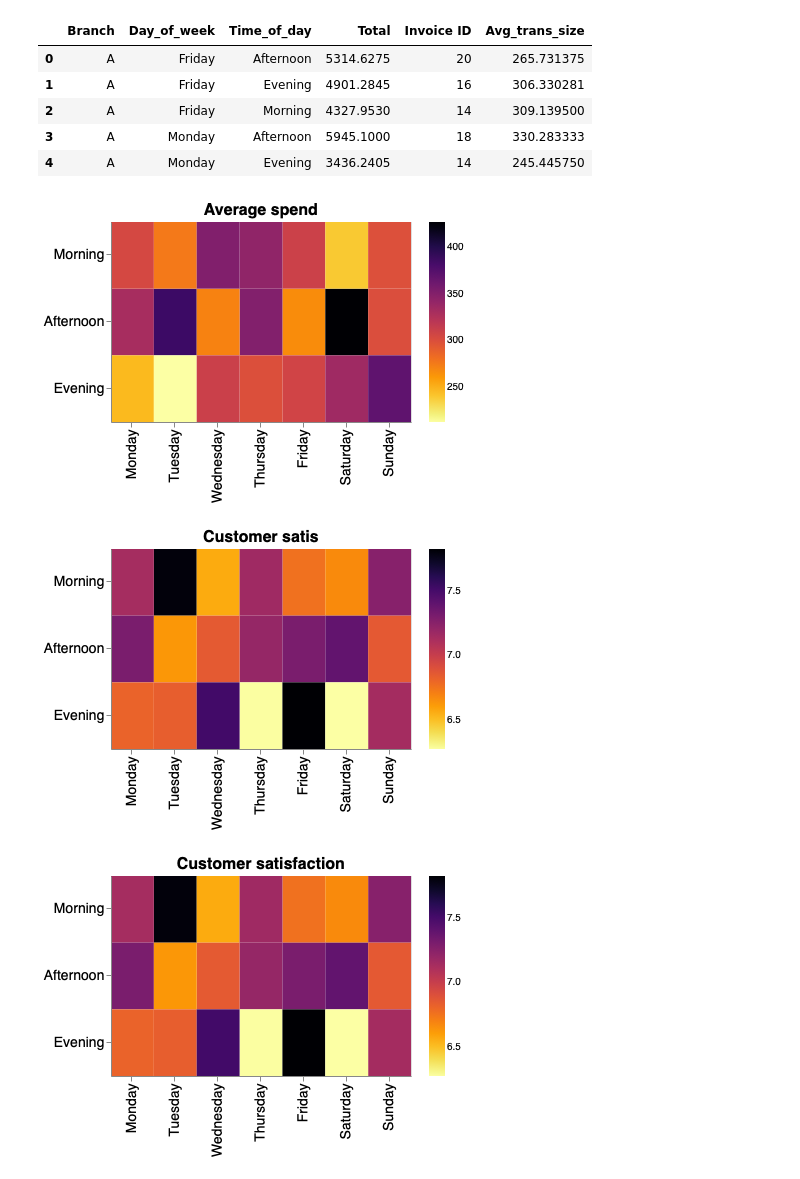
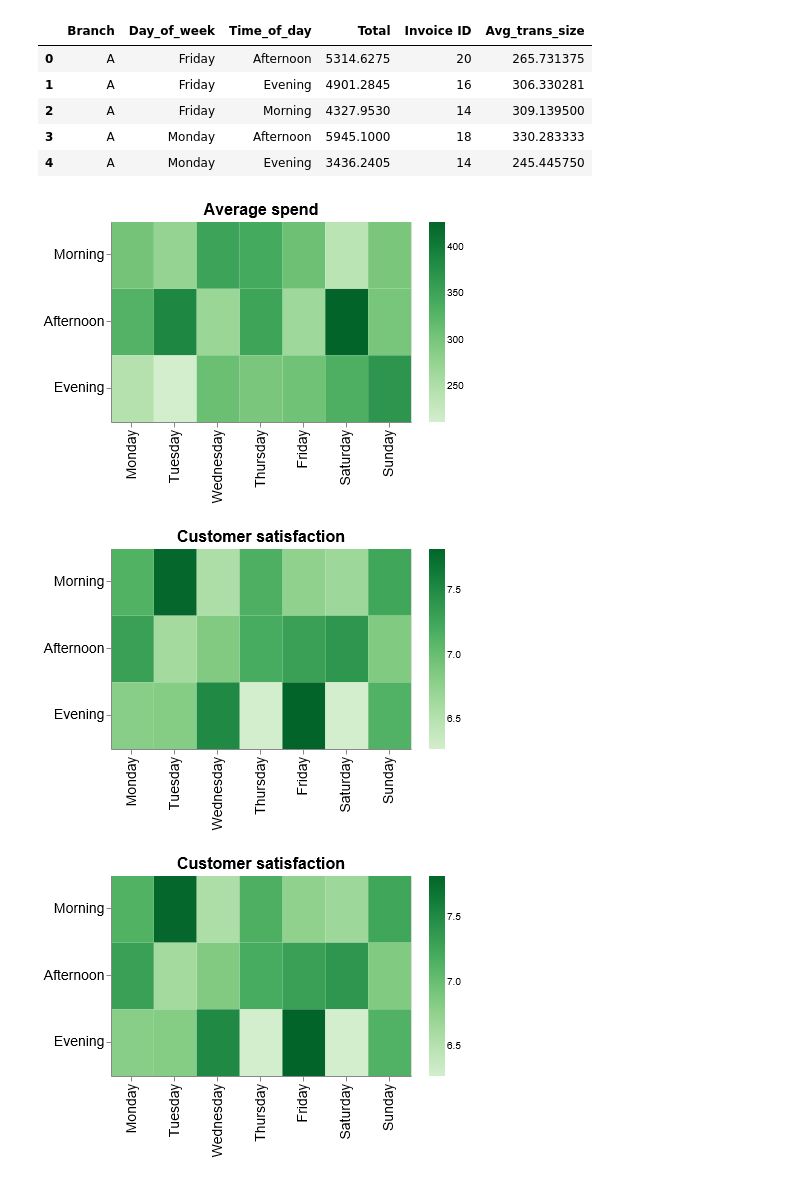
Before and after one commit to reikookamoto/DSCI_532_group-106_supermarket, a Jupyter notebook: src/analysis_draft.ipynb, the cells around one changed output. Saved outputs shown, nothing was run; the diff lists cells and outputs as text; code cells hidden in the pictures.

```diff
--- a/src/analysis_draft.ipynb
+++ b/src/analysis_draft.ipynb
@@ -178,7 +181,7 @@ plot_3 = (alt
  .encode(
      alt.X('Day_of_week:N', title=None, sort=days),
      alt.Y('Time_of_day:N', title=None, sort=times),
-     alt.Color('Avg_trans_size:Q', title=None, scale=alt.Scale(scheme='inferno'), sort="descending"),
+     alt.Color('Avg_trans_size:Q', title=None, scale=alt.Scale(scheme='greens')),
      tooltip=[alt.Tooltip('Day_of_week', title = 'Day of the week'),
               alt.Tooltip('Time_of_day', title = "Time of the day"),
               alt.Tooltip('Avg_trans_size:Q', title = 'Average transaction size', format='$,.0f')])
@@ -190,28 +193,28 @@ plot_3 = (alt
 
 plot_3
 # %% [output]
-[figure, old version]
+[figure, new version]
 # %%
 # Plot average customer satisfaction (pre-filtered by store A for example)
 
 plot_4 = (alt
  .Chart(new_df_a)
  .mark_rect()
  .encode(
      alt.X('Day_of_week:N', title=None, sort=days),
      alt.Y('Time_of_day:N', title=None, sort=times),
-     alt.Color('mean(Rating):Q', title=None, scale=alt.Scale(scheme='inferno'), sort="descending"),
+     alt.Color('mean(Rating):Q', title=None, scale=alt.Scale(scheme='greens')),
      tooltip=[alt.Tooltip('Day_of_week', title = 'Day of the week'),
               alt.Tooltip('Time_of_day', title = "Time of the day"),
               alt.Tooltip('mean(Rating):Q', title = 'Average satisfaction', format='.2f')])
  .configure_axis(labelFontSize=14, titleFontSize=14)
  .configure_title(fontSize=16)
- .properties(width=300, height=200, title='Customer satis')
+ .properties(width=300, height=200, title='Customer satisfaction')
 )
 
 plot_4
 # %% [output]
-[figure, old version]
+[figure, new version]
 # %%
 # Same plot as above, using `transform_filter`
 
@@ -221,7 +224,7 @@ plot_4_transform = (alt
  .encode(
      alt.X('Day_of_week:N', title=None, sort=days),
      alt.Y('Time_of_day:N', title=None, sort=times),
-     alt.Color('mean(Rating):Q', title=None, scale=alt.Scale(scheme='inferno'), sort="descending"),
+     alt.Color('mean(Rating):Q', title=None, scale=alt.Scale(scheme='greens')),
      tooltip=[alt.Tooltip('Day_of_week', title = 'Day of the week'),
               alt.Tooltip('Time_of_day', title = "Time of the day"),
               alt.Tooltip('mean(Rating):Q', title = 'Average satisfaction', format='.2f')])
@@ -233,4 +236,4 @@ plot_4_transform = (alt
 
 plot_4_transform
 # %% [output]
-[figure, old version]
+[figure, new version]
```
Also changed, not shown: parts of 6 cells of this notebook, 2 other files.
